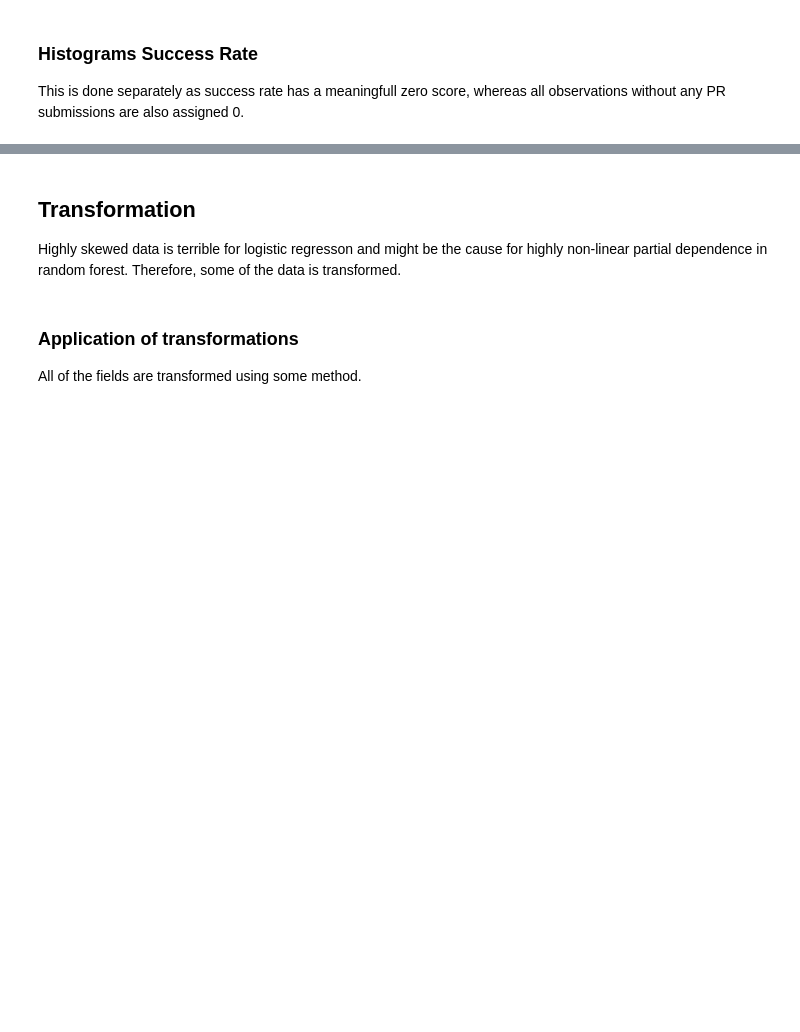
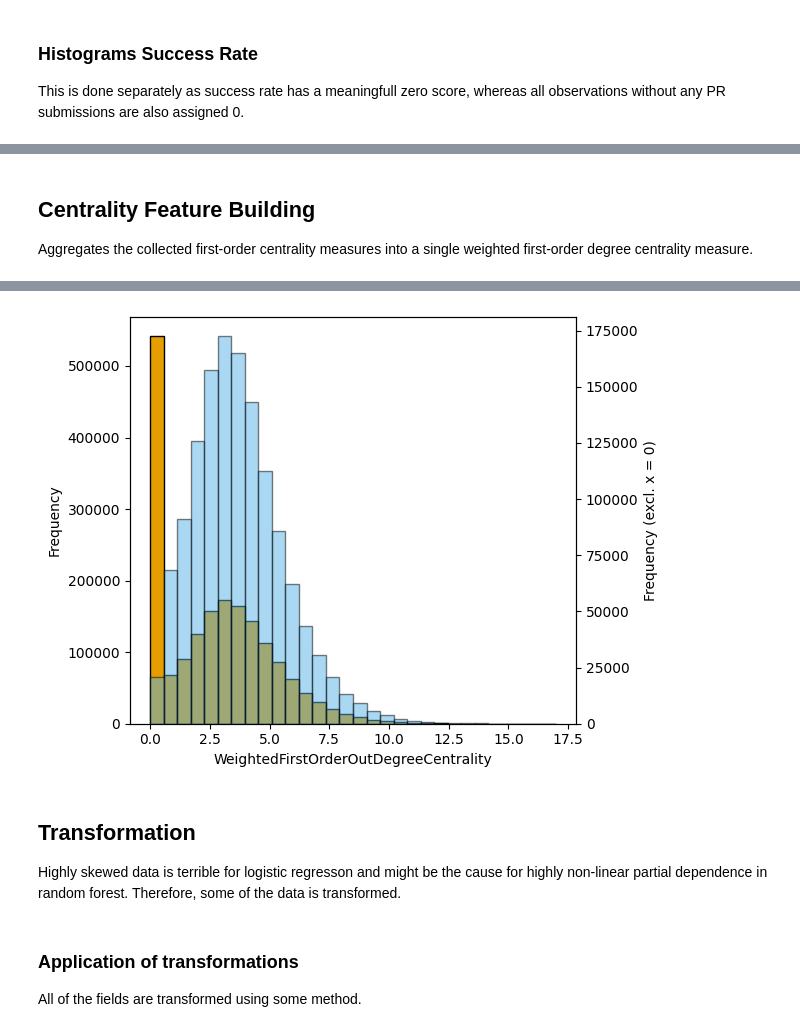
Before and after one commit to wmeijer221/msc_thesis, a Jupyter notebook: python_proj/modelling/notebooks/visualization.ipynb, the cells around one changed output, grey strips where cells are left out. Cells and saved outputs as stored; diff of their text form; code cells hidden in the pictures; blank space fills up the shorter version.

Commit message:
visualization

```diff
--- a/python_proj/modelling/notebooks/visualization.ipynb
+++ b/python_proj/modelling/notebooks/visualization.ipynb
@@ -354,0 +332,79 @@ InversedDependencyEcosystemExperienceSubmitterPullRequestSuccessRate
+# %% [markdown]
+## Centrality Feature Building
+
+Aggregates the collected first-order centrality measures into a single weighted first-order degree centrality measure.
+# %%
+from functools import partial
+import json
+import numpy as np
+
+fo_in_exp = r'.*FirstOrderDegree.*In\).*'
+fo_degree_in_features = [field for field in df.columns
+                         if len(list(re.findall(fo_in_exp, field))) > 0]
+fo_degree_in_features = list(fo_degree_in_features)
+
+fo_out_exp = r'.*FirstOrderDegree.*Out\).*'
+fo_degree_out_features = [field for field in df.columns
+                          if len(list(re.findall(fo_out_exp, field))) > 0]
+fo_degree_out_features = list(fo_degree_out_features)
+
+print(f'{len(fo_degree_in_features)=}, {len(fo_degree_out_features)=}.')
+
+# Calculates the edge weights.
+# NOTE: There's nothing automated about these numbers;
+# I copy-pasted them from the terminal after running ``sliding_window_2.py`` on the dataset.
+edge_counts = {
+    "PRIntegratorToSubmitter": 1043559,
+    "PRCommenterToSubmitter": 2808889,
+    "PRCommenterToCommenter": 24595282,
+    "IssueCommenterToCommenter": 73500466,
+    "IssueCommenterToSubmitter": 5806894
+}
+total_edges = sum(edge_counts.values())
+
+
+def calculate_weight(value):
+    percentage_complement = 1 - (value / (total_edges))
+    normalized_perc_compl = percentage_complement / (len(edge_counts) - 1)
+    return normalized_perc_compl
+
+
+edge_weights = {key: calculate_weight(value)
+                for key, value in edge_counts.items()}
+
+print("Edge weights:")
+print(json.dumps(edge_weights, indent=4))
+
+# Feature construction
+base_field_name = 'FirstOrderDegreeCentralityV2({connecting_edge}.{experience_edge}-{direction})'
+
+
+def calculate_weighted_fo_centrality(series: pd.Series, direction: str):
+    centrality = 0.0
+    partial_field_name = partial(base_field_name.format, direction=direction)
+    for connecting_edge in edge_weights.keys():
+        connection_weight = edge_weights[connecting_edge]
+        for experience_edge in edge_weights.keys():
+            current_field = partial_field_name(connecting_edge=connecting_edge,
+                                               experience_edge=experience_edge)
+
+            experience_weight = edge_weights[experience_edge]
+            experience = series[current_field]
+
+            centrality += connection_weight * experience_weight * experience
+
+    return np.log(1 + centrality)
+
+
+weighted_in_fod_key = "WeightedFirstOrderInDegreeCentrality"
+# df[weighted_in_fod_key] = df[fo_degree_in_features].apply(
+#     partial(calculate_weighted_fo_centrality, direction="In"), axis=1)
+
+weighted_out_fod_key = "WeightedFirstOrderOutDegreeCentrality"
+# df[weighted_out_fod_key] = df[fo_degree_out_features].apply(
+#     partial(calculate_weighted_fo_centrality, direction="Out"), axis=1)
+
+df[[weighted_in_fod_key, weighted_out_fod_key]].describe()
+create_histogram(df, weighted_in_fod_key, 'weighted_fo_degree', show_without_value=0)
+create_histogram(df, weighted_out_fod_key, 'weighted_fo_degree', show_without_value=0)
+# %% [output]
@@ -355,3 +422,4 @@ InversedDependencyEcosystemExperienceSubmitterPullRequestSuccessRate
+[figure, added]
 # %% [markdown]
 ## Transformation
 
```
Also changed, not shown: parts of 4 cells of this notebook.
